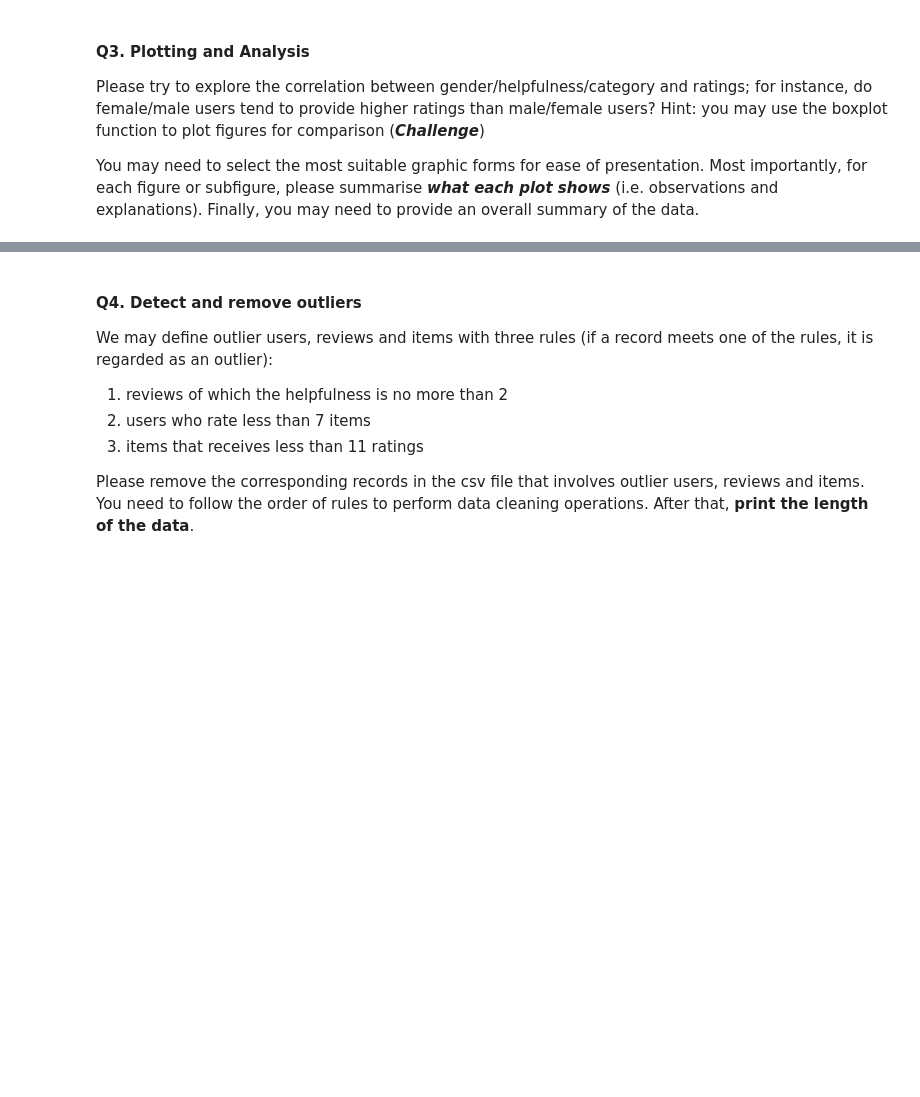
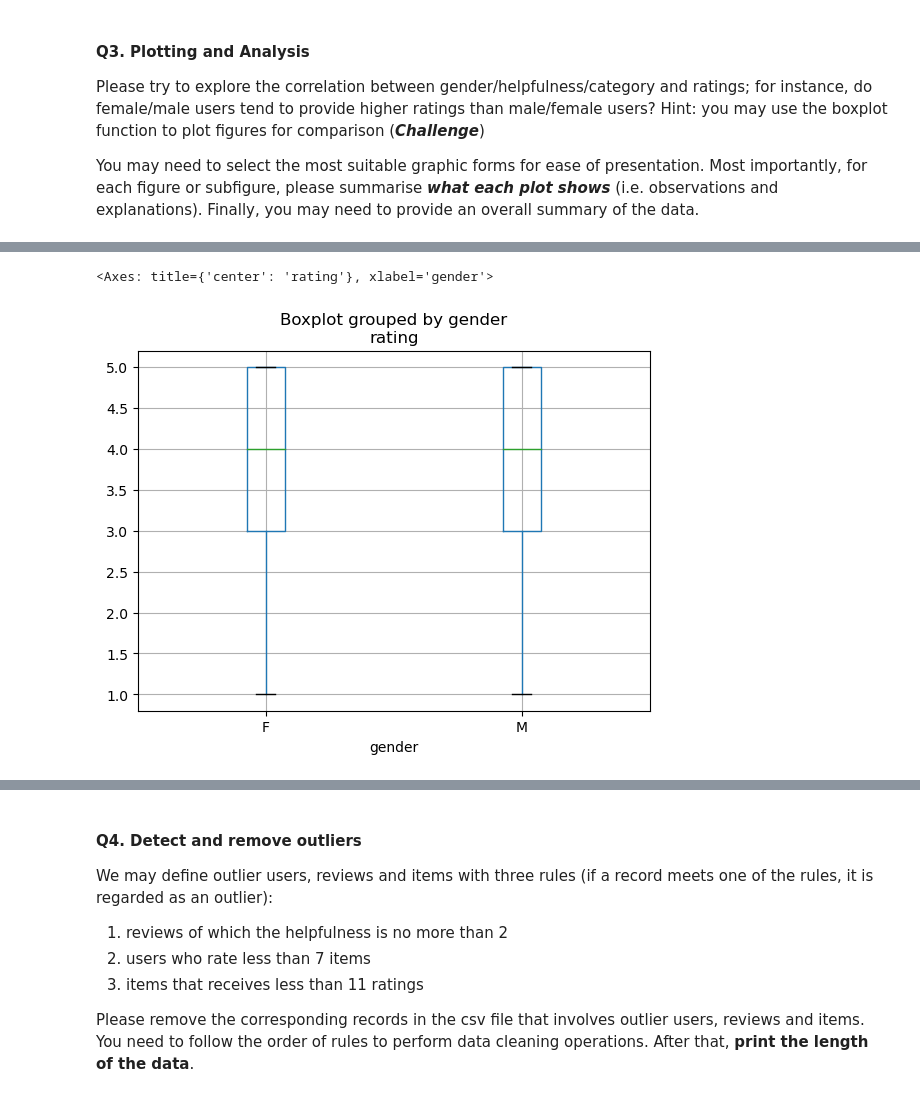
Before and after one commit to esthermeiwern/Portfolio-Part-1, a Jupyter notebook: Portfolio_1_questions.ipynb, the cells around one changed output, grey strips where cells are left out. Saved outputs shown, nothing was run; the diff lists cells and outputs as text; code cells hidden in the pictures; blank space fills up the shorter version.

```diff
--- a/Portfolio_1_questions.ipynb
+++ b/Portfolio_1_questions.ipynb
@@ -162,0 +178,5 @@ You may need to select the most suitable graphic forms for ease of presentation.
+# %%
+rate_clean1.boxplot('rating', by='gender')
+# %% [output]
+<Axes: title={'center': 'rating'}, xlabel='gender'>
+[figure, added]
```
Also changed, not shown: parts of 12 cells of this notebook.
